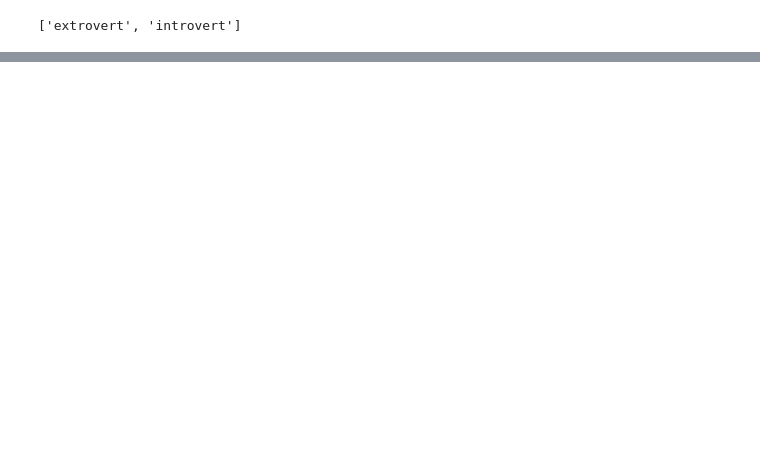
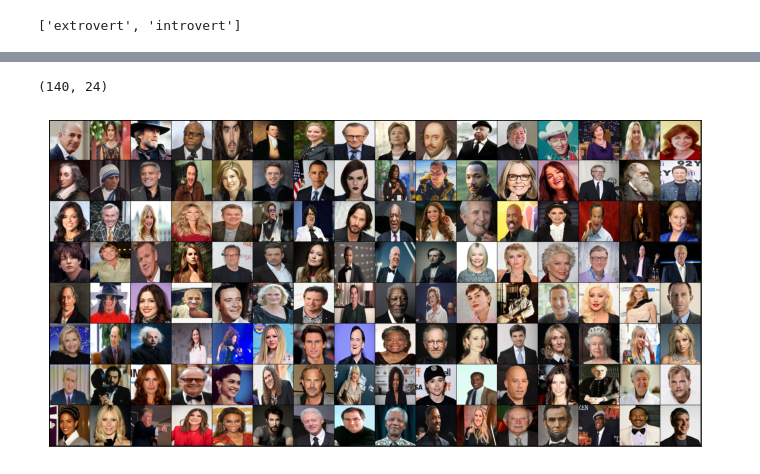
Before and after one commit to Hasan-Iqtedar/personality-classification, a Jupyter notebook: ai_project_cnn.ipynb, the cells around one changed output, grey strips where cells are left out. Saved outputs shown, nothing was run; the diff lists cells and outputs as text; code cells hidden in the pictures; blank space fills up the shorter version.

```diff
--- a/ai_project_cnn.ipynb
+++ b/ai_project_cnn.ipynb
@@ -32,0 +53,18 @@ def imshow(img_tensor, label):
+# %%
+# To get the same validation set every time.
+random_seed = 20
+torch.manual_seed(random_seed);
+
+train_ds, validation_ds = random_split(dataset, [training_examples, validation_examples])
+len(train_ds), len(validation_ds)
+# %% [output]
+(140, 24)
+# %%
+train_loader = DataLoader(train_ds, batch_size=batch_size, shuffle=True)
+validation_loader = DataLoader(validation_ds, batch_size=batch_size*2)
+# %%
+for batch in train_loader:
+  show_grid(batch)
+  break
+# %% [output]
+[figure, added]
```
Also changed, not shown: parts of 10 cells of this notebook.
